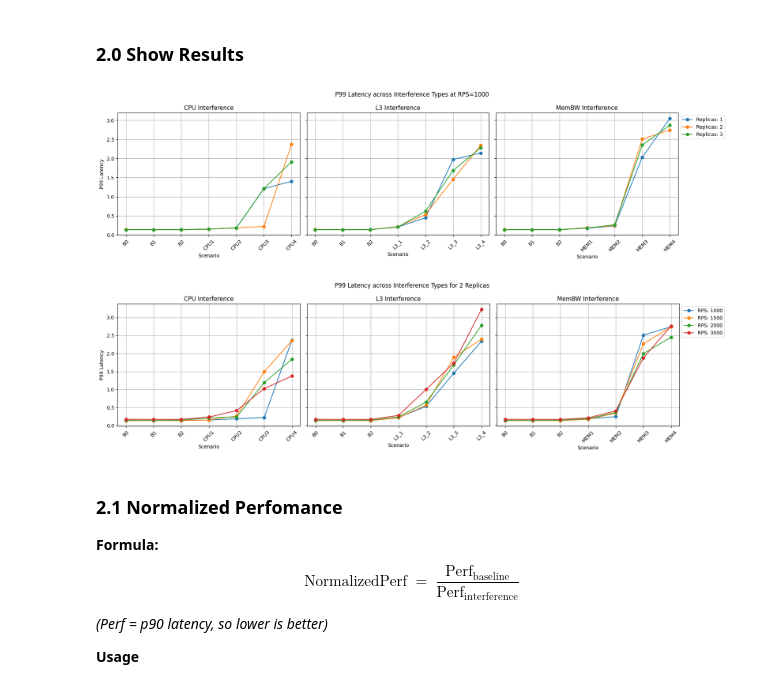
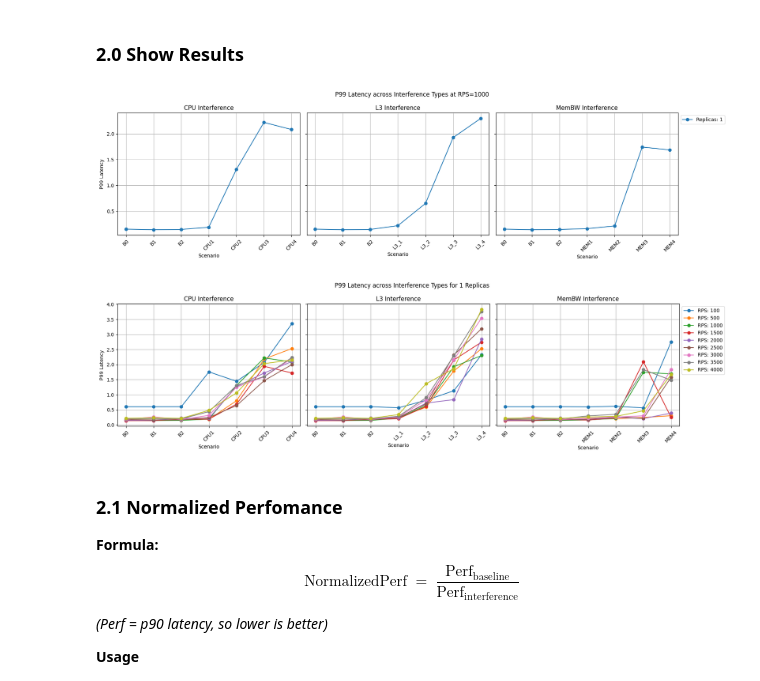
Before and after one commit to georgakopoulosgeo/Interference_Thesis_NTUA, a Jupyter notebook: profiling/slowdown_predictor.ipynb, the cells around one changed output. Drawn from its saved outputs; the diff is of its cells as text; code cells hidden in the pictures.

```diff
--- a/profiling/slowdown_predictor.ipynb
+++ b/profiling/slowdown_predictor.ipynb
@@ -32,7 +35,7 @@ from matplotlib.lines import Line2D  # For custom legend
 # %% [markdown]
 ### 1.1 View Data
 # %%
-local_results_folder = Path("./Chaos_V03")
+local_results_folder = Path("./Memento_V01")
 file_patterns = {
     #"perf": "*perf*.csv",
     "pcm_system": "*pcm_system*.csv",
@@ -125,9 +137,7 @@ def clean_col(col):
     col = col.replace(' ', '_').replace('-', '').lower()
     return col
 # %%
-Data_Dir_HR = 'HR_Data'
-Data_Dir_Nginx = 'Chaos_V03'
-Data_Dir = Data_Dir_Nginx
+Data_Dir = 'Memento_V01'
 Perfomance_File = os.path.join(Data_Dir, 'nginx_metrics.csv')
 
 
@@ -247,7 +257,7 @@ def label_scenarios(df):
     df['Scenario_Label'] = df.apply(generate_label, axis=1)
     return df
 # %%
-def plot_perf_by_rps(df_perf, target_rps, metric='P99_Latency'):
+def plot_perf_by_rps(df_perf, target_rps, metric='P99_Latency', replicas_to_plot=None):
     df_labeled = label_scenarios(df_perf)
 
     interference_types = {
@@ -258,8 +268,12 @@ def plot_perf_by_rps(df_perf, target_rps, metric='P99_Latency'):
 
     fig, axs = plt.subplots(1, 3, figsize=(18, 5), sharey=True)
 
+    # Determine which replicas to plot
+    all_replicas = sorted(df_labeled['Replicas'].unique())
+    replicas = replicas_to_plot if replicas_to_plot is not None else all_replicas
+
     for ax, (label, scenario_labels) in zip(axs, interference_types.items()):
-        for replica in sorted(df_labeled['Replicas'].unique()):
+        for replica in replicas:
             subset = df_labeled[
                 (df_labeled['Given_RPS'] == target_rps) &
                 (df_labeled['Replicas'] == replica) &
@@ -267,7 +281,7 @@ def plot_perf_by_rps(df_perf, target_rps, metric='P99_Latency'):
             ]
             grouped = subset.groupby('Scenario_Label')[metric].mean()
             y_vals = [grouped.get(lbl, float('nan')) for lbl in scenario_labels]
-            ax.plot(scenario_labels, y_vals, marker='o',label=f'Replicas: {replica}')
+            ax.plot(scenario_labels, y_vals, marker='o', label=f'Replicas: {replica}')
 
         ax.set_title(f'{label} Interference')
         ax.set_xlabel('Scenario')
@@ -280,7 +294,7 @@ def plot_perf_by_rps(df_perf, target_rps, metric='P99_Latency'):
     plt.tight_layout()
     plt.show()
 # %%
-def plot_perf_by_replica(df_perf, target_replica, metric='P99_Latency'):
+def plot_perf_by_replica(df_perf, target_replica, metric='P99_Latency', rps_to_plot=None):
     df_labeled = label_scenarios(df_perf)
 
     interference_types = {
@@ -291,8 +305,12 @@ def plot_perf_by_replica(df_perf, target_replica, metric='P99_Latency'):
 
     fig, axs = plt.subplots(1, 3, figsize=(18, 5), sharey=True)
 
+    # Determine which RPS values to plot
+    all_rps = sorted(df_labeled['Given_RPS'].unique())
+    rps_values = rps_to_plot if rps_to_plot is not None else all_rps
+
     for ax, (label, scenario_labels) in zip(axs, interference_types.items()):
-        for rps in sorted(df_labeled['Given_RPS'].unique()):
+        for rps in rps_values:
             subset = df_labeled[
                 (df_labeled['Replicas'] == target_replica) &
                 (df_labeled['Given_RPS'] == rps) &
@@ -300,7 +318,7 @@ def plot_perf_by_replica(df_perf, target_replica, metric='P99_Latency'):
             ]
             grouped = subset.groupby('Scenario_Label')[metric].mean()
             y_vals = [grouped.get(lbl, float('nan')) for lbl in scenario_labels]
-            ax.plot(scenario_labels, y_vals, marker='o',label=f'RPS: {rps}')
+            ax.plot(scenario_labels, y_vals, marker='o', label=f'RPS: {rps}')
 
         ax.set_title(f'{label} Interference')
         ax.set_xlabel('Scenario')
@@ -314,10 +332,10 @@ def plot_perf_by_replica(df_perf, target_replica, metric='P99_Latency'):
     plt.show()
 # %%
 plot_perf_by_rps(df_perf, target_rps=1000)
-plot_perf_by_replica(df_perf, target_replica=2)
+plot_perf_by_replica(df_perf, target_replica=1)
 # %% [output]
-[figure, old version]
+[figure, new version]
-[figure, old version]
+[figure, new version]
 # %% [markdown]
 ### 2.1 Normalized Perfomance
 **Formula:**
```
Also changed, not shown: parts of 28 cells of this notebook, 12 other files.
